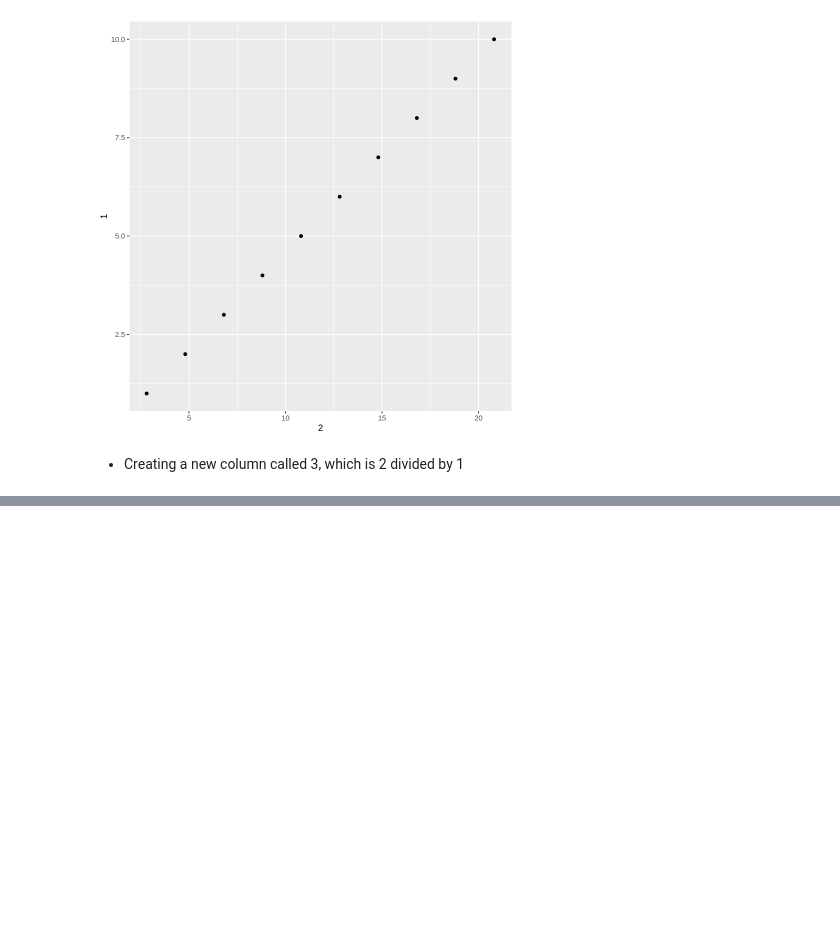
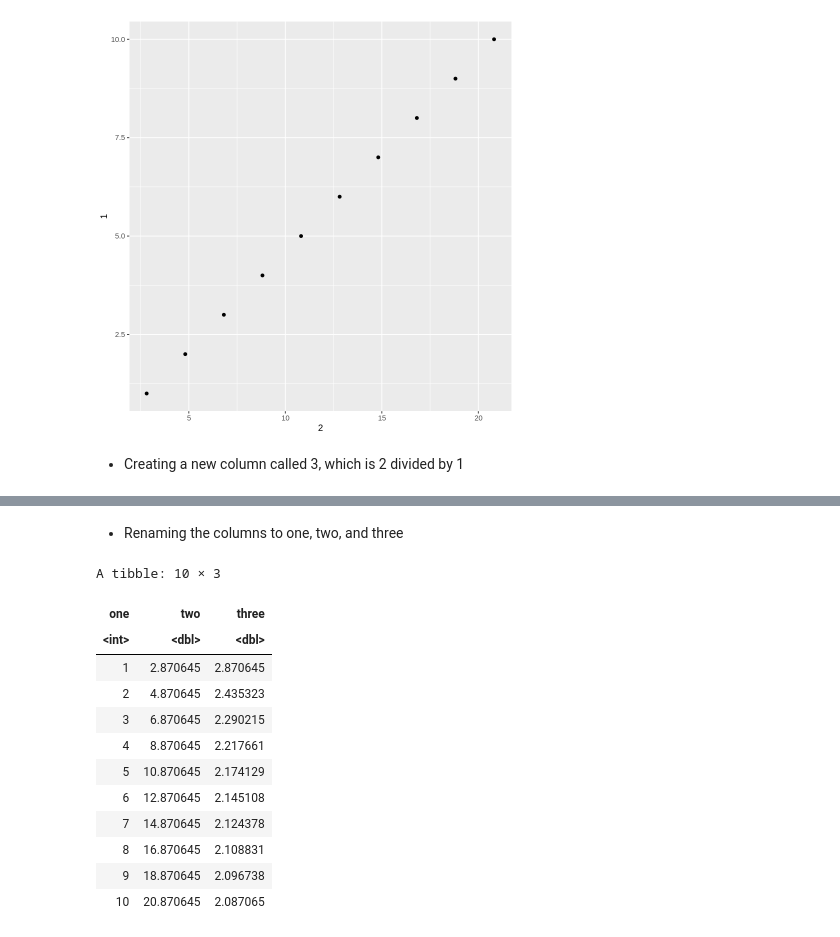
Before and after one commit to swill04/R4DS_exercises, a Jupyter notebook: week4_hw.ipynb, the cells around one changed output, grey strips where cells are left out. Saved outputs shown, nothing was run; the diff lists cells and outputs as text; code cells hidden in the pictures; blank space fills up the shorter version.

```diff
--- a/week4_hw.ipynb
+++ b/week4_hw.ipynb
@@ -234,0 +255,23 @@ ggplot(annoying, aes(x = `2`, y = `1`)) +
+# %% [markdown]
+- Renaming the columns to one, two, and three
+# %%
+annoying |>
+    rename(
+        one = '1',
+        two = '2',
+        three = '3'
+    )
+# %% [output]
+A tibble: 10 × 3
+| one | two | three |
+| <int> | <dbl> | <dbl> |
+| 1 | 2.870645 | 2.870645 |
+| 2 | 4.870645 | 2.435323 |
+| 3 | 6.870645 | 2.290215 |
+| 4 | 8.870645 | 2.217661 |
+| 5 | 10.870645 | 2.174129 |
+| 6 | 12.870645 | 2.145108 |
+| 7 | 14.870645 | 2.124378 |
+| 8 | 16.870645 | 2.108831 |
+| 9 | 18.870645 | 2.096738 |
+| 10 | 20.870645 | 2.087065 |
```
Also changed, not shown: parts of 2 cells of this notebook.
